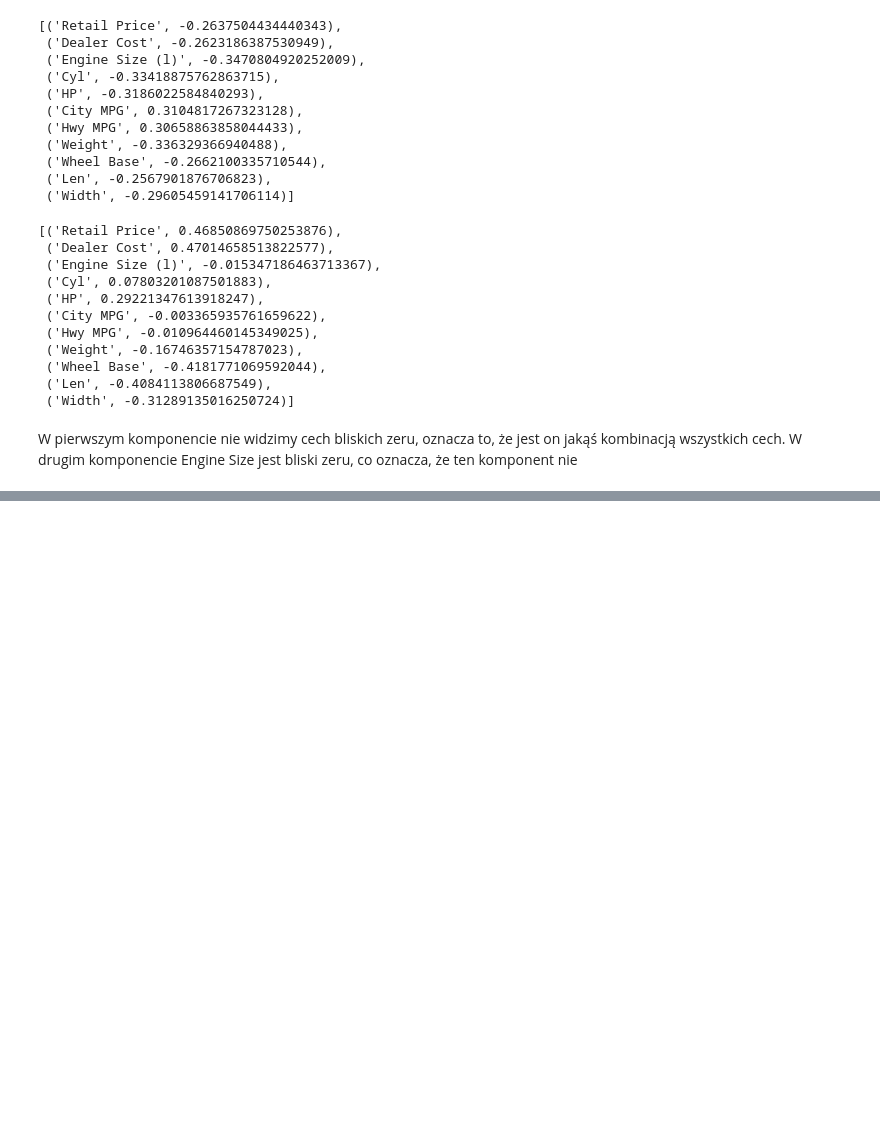
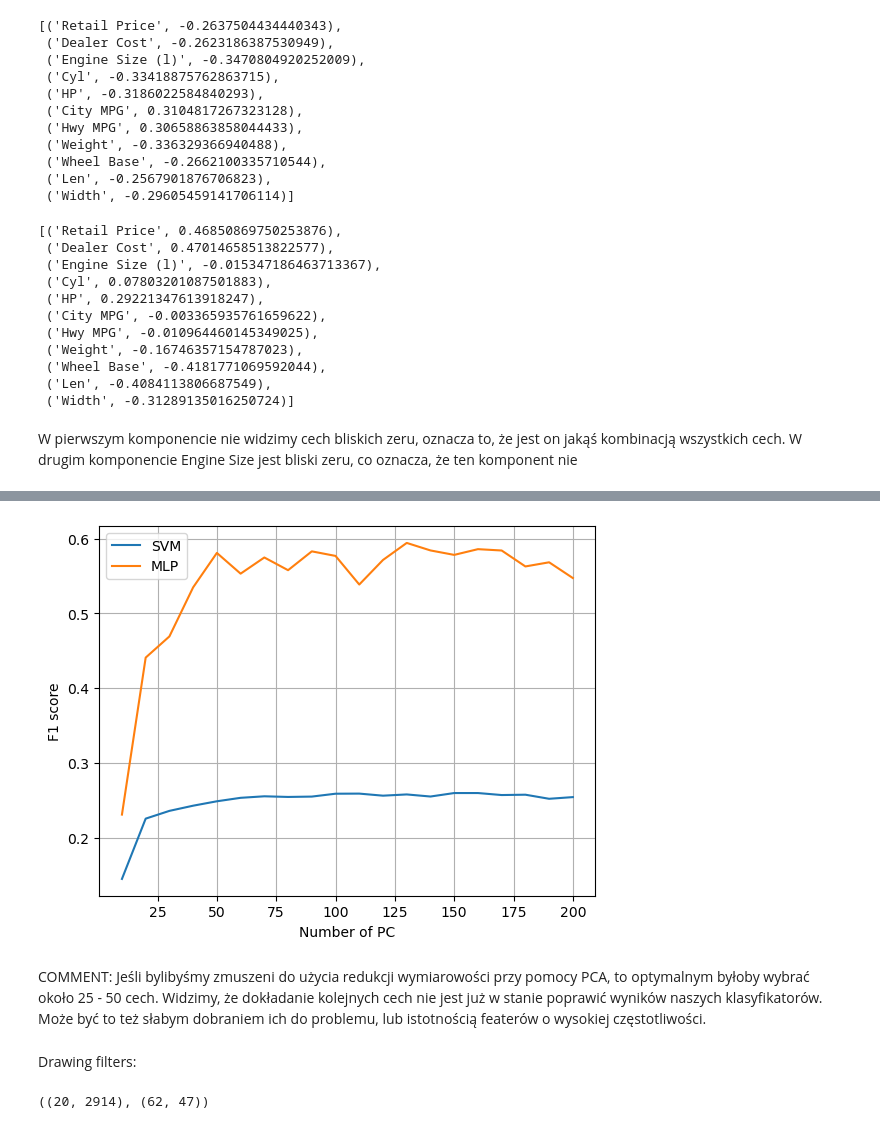
Before and after one commit to pweglik/data-exploration, a Jupyter notebook: lab1/lab1.ipynb, the cells around one changed output, grey strips where cells are left out. Saved outputs shown, nothing was run; the diff lists cells and outputs as text; code cells hidden in the pictures; blank space fills up the shorter version.

```diff
--- a/lab1/lab1.ipynb
+++ b/lab1/lab1.ipynb
@@ -240,0 +407,22 @@ W drugim komponencie Engine Size jest bliski zeru, co oznacza, że ten komponent
+# %%
+plt.plot(n_components, svm_results[:, 2], label='SVM')
+plt.plot(n_components, mlp_results[:, 2], label='MLP')
+
+plt.xlabel('Number of PC')
+plt.ylabel('F1 score')
+
+# Show plot
+plt.grid(True)
+plt.legend()
+plt.show()
+# %% [output]
+[figure, added]
+# %% [markdown]
+COMMENT:
+Jeśli bylibyśmy zmuszeni do użycia redukcji wymiarowości przy pomocy PCA, to optymalnym byłoby wybrać około 25 - 50 cech. Widzimy, że dokładanie kolejnych cech nie jest już w stanie poprawić wyników naszych klasyfikatorów. Może być to też słabym dobraniem ich do problemu, lub istotnością featerów o wysokiej częstotliwości.
+# %% [markdown]
+Drawing filters:
+# %%
+pca.components_[:20].shape, dataset.images[0].shape
+# %% [output]
+((20, 2914), (62, 47))
```
Also changed, not shown: parts of 35 cells of this notebook.
